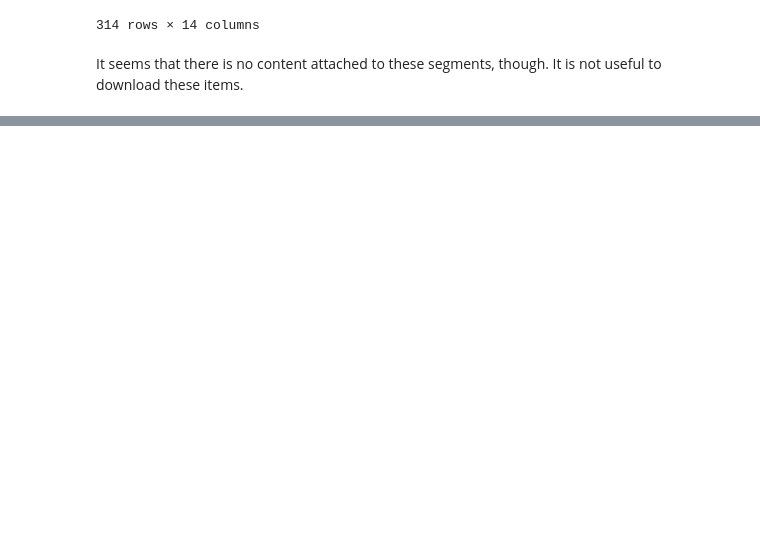
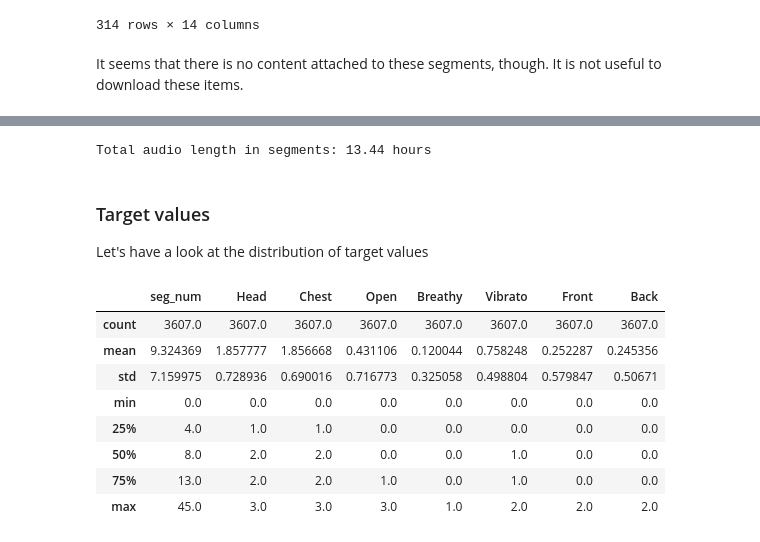
Before and after one commit to mkouhia/singing-voice-quality-regressor, a Jupyter notebook: notebooks/01 SVQTD dataset exploration.ipynb, the cells around one changed output, grey strips where cells are left out. Saved outputs shown, nothing was run; the diff lists cells and outputs as text; code cells hidden in the pictures; blank space fills up the shorter version.

```diff
--- a/notebooks/01 SVQTD dataset exploration.ipynb
+++ b/notebooks/01 SVQTD dataset exploration.ipynb
@@ -276,0 +302,34 @@ minimum: 0.171 s
+# %%
+print(f"Total audio length in segments: {segments['time_diff'].sum() / 3600:.2f} hours")
+# %% [output]
+Total audio length in segments: 13.44 hours
+# %% [markdown]
+### Target values
+
+Let's have a look at the distribution of target values
+# %%
+train = pd.read_parquet("../data/train_filter.parquet")
+dev = pd.read_parquet("../data/dev_filter.parquet")
+test = pd.read_parquet("../data/test_filter.parquet")
+
+all_data = pd.concat(
+    [
+        train.assign(dataset="train"),
+        dev.assign(dataset="dev"),
+        test.assign(dataset="test"),
+    ],
+    axis=0,
+    ignore_index=True,
+)
+
+all_data.describe()
+# %% [output]
+|  | seg_num | Head | Chest | Open | Breathy | Vibrato | Front | Back |
+| count | 3607.0 | 3607.0 | 3607.0 | 3607.0 | 3607.0 | 3607.0 | 3607.0 | 3607.0 |
+| mean | 9.324369 | 1.857777 | 1.856668 | 0.431106 | 0.120044 | 0.758248 | 0.252287 | 0.245356 |
+| std | 7.159975 | 0.728936 | 0.690016 | 0.716773 | 0.325058 | 0.498804 | 0.579847 | 0.50671 |
+| min | 0.0 | 0.0 | 0.0 | 0.0 | 0.0 | 0.0 | 0.0 | 0.0 |
+| 25% | 4.0 | 1.0 | 1.0 | 0.0 | 0.0 | 0.0 | 0.0 | 0.0 |
+| 50% | 8.0 | 2.0 | 2.0 | 0.0 | 0.0 | 1.0 | 0.0 | 0.0 |
+| 75% | 13.0 | 2.0 | 2.0 | 1.0 | 0.0 | 1.0 | 0.0 | 0.0 |
+| max | 45.0 | 3.0 | 3.0 | 3.0 | 1.0 | 2.0 | 2.0 | 2.0 |
```
Also changed, not shown: parts of 13 cells of this notebook.
